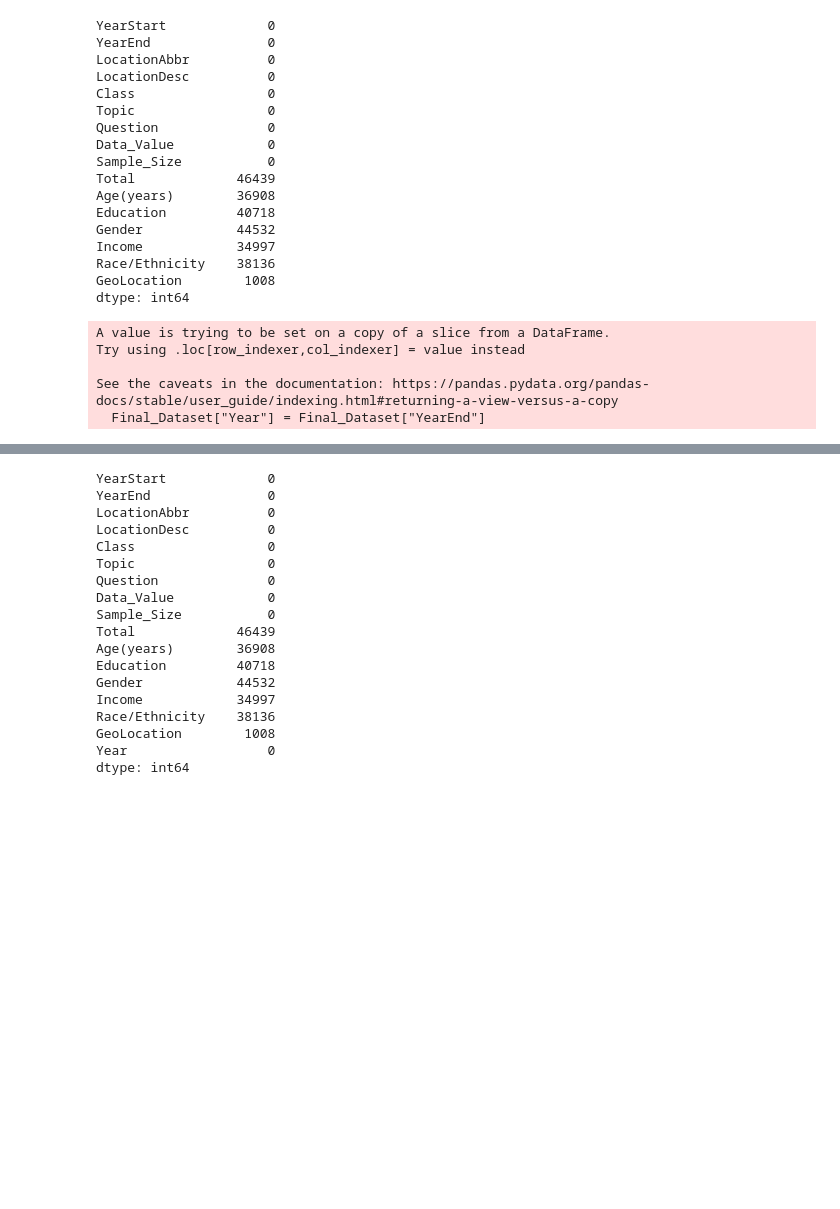
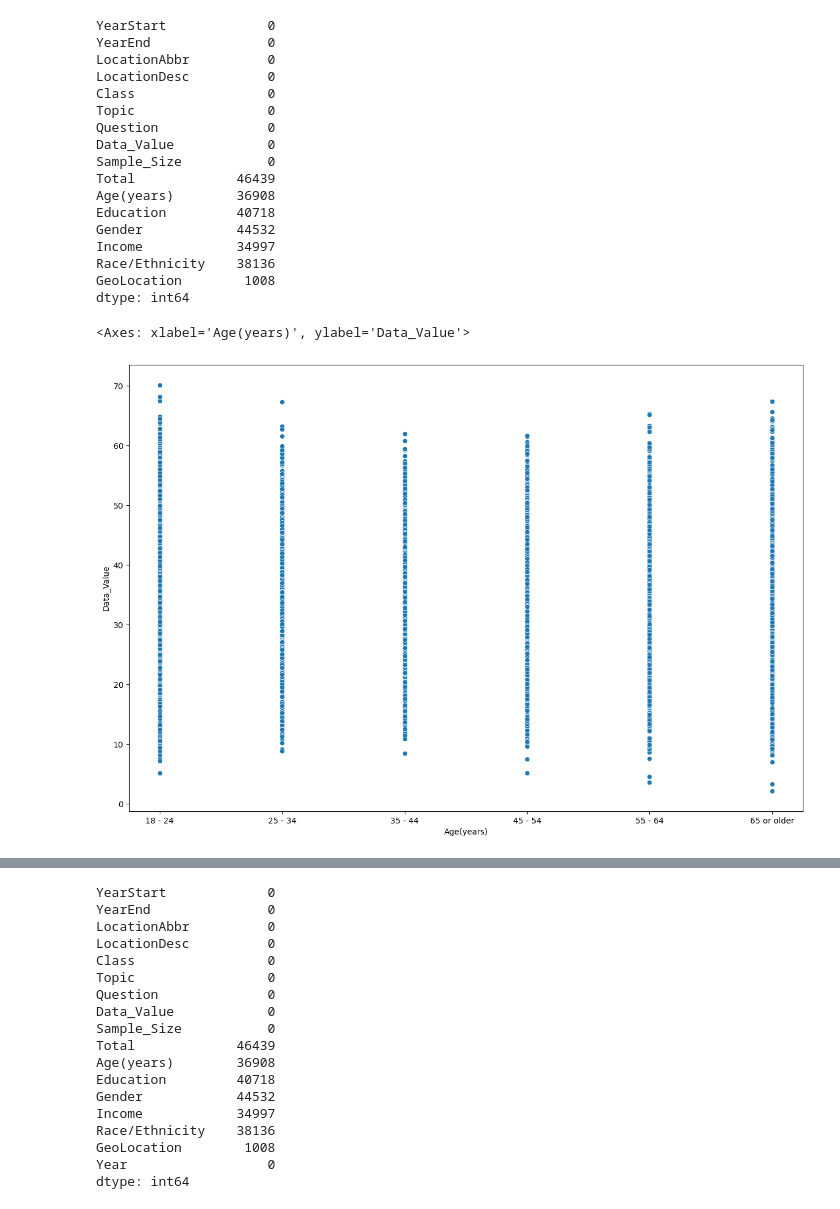
Before and after one commit to bhavan-bhatt/Gnosis-CP01, a Jupyter notebook: Harshneel - 202311024/DM project.ipynb, the cells around one changed output, grey strips where cells are left out. Cells and saved outputs as stored; diff of their text form; code cells hidden in the pictures; blank space fills up the shorter version.

```diff
--- a/Harshneel - 202311024/DM project.ipynb
+++ b/Harshneel - 202311024/DM project.ipynb
@@ -284,11 +290,9 @@ Income            34997
 Race/Ethnicity    38136
 GeoLocation        1008
 dtype: int64
-# %%
-Final_Dataset["Year"] = Final_Dataset["YearEnd"]
-# %% [output]
-A value is trying to be set on a copy of a slice from a DataFrame.
-Try using .loc[row_indexer,col_indexer] = value instead
-
-See the caveats in the documentation: https://pandas.pydata.org/pandas-docs/stable/user_guide/indexing.html#returning-a-view-versus-a-copy
-  Final_Dataset["Year"] = Final_Dataset["YearEnd"]
+# %%
+plt.figure(figsize=(15,10))
+sns.scatterplot(x=Final_Dataset["Age(years)"], y=Final_Dataset["Data_Value"])
+# %% [output]
+<Axes: xlabel='Age(years)', ylabel='Data_Value'>
+[figure, added]
```
Also changed, not shown: parts of 5 cells of this notebook.
